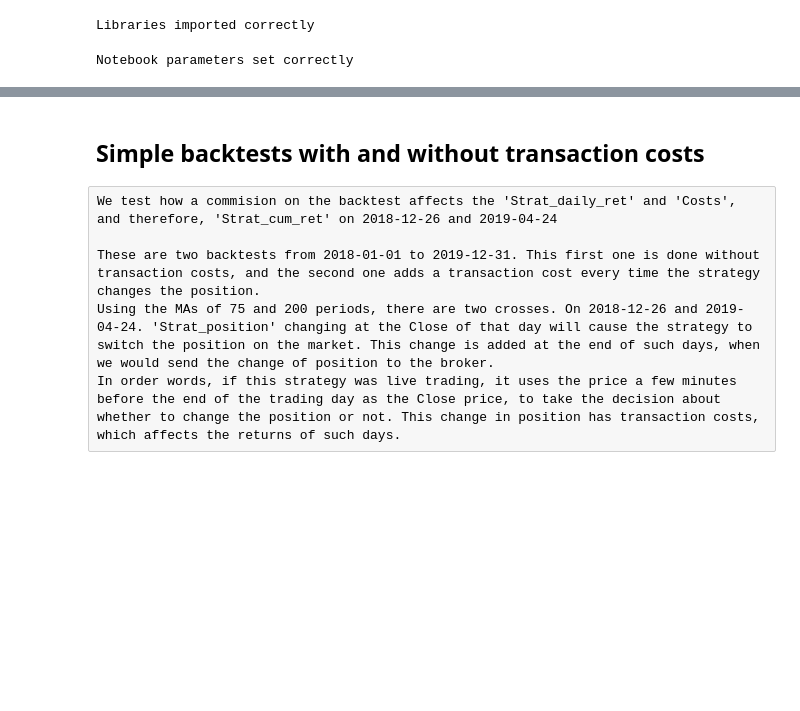
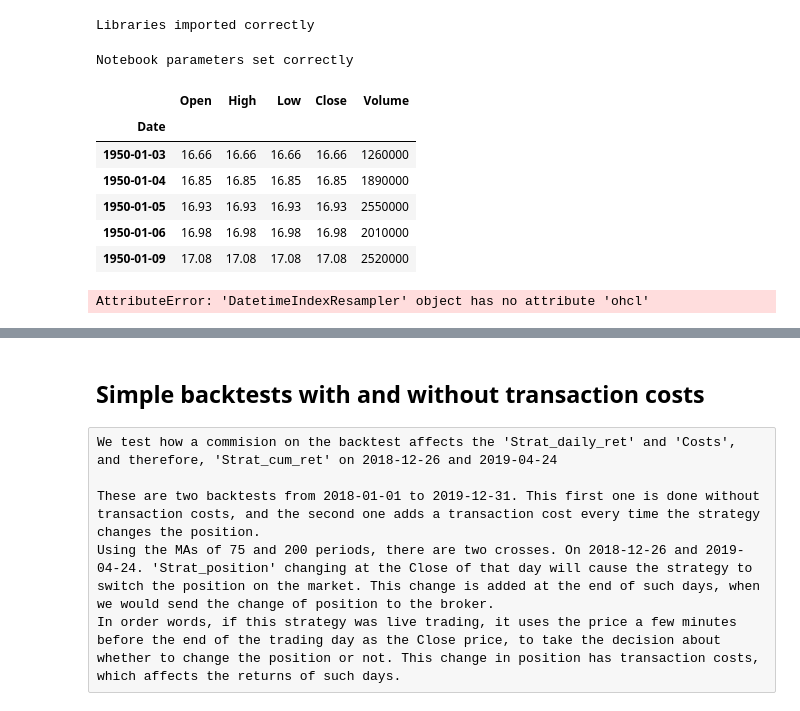
Before and after one commit to scastellanog/Walk-forward-optimization, a Jupyter notebook: Testers.ipynb, the cells around one changed output, grey strips where cells are left out. Drawn from its saved outputs; the diff is of its cells as text; code cells hidden in the pictures; blank space fills up the shorter version.

```diff
--- a/Testers.ipynb
+++ b/Testers.ipynb
@@ -62,6 +62,21 @@ Notebook parameters set correctly
 # %%
 ini_equity = 100
 commision = 2/130000 + 12.5/130000 #0.000111538462 # 0.001 = 0.1% of the daily return
+# %%
+data = get_sp500_data(from_local_file=True, save_to_file=False)
+data.head()
+# %% [output]
+|  | Open | High | Low | Close | Volume |
+| Date |  |  |  |  |  |
+| 1950-01-03 | 16.66 | 16.66 | 16.66 | 16.66 | 1260000 |
+| 1950-01-04 | 16.85 | 16.85 | 16.85 | 16.85 | 1890000 |
+| 1950-01-05 | 16.93 | 16.93 | 16.93 | 16.93 | 2550000 |
+| 1950-01-06 | 16.98 | 16.98 | 16.98 | 16.98 | 2010000 |
+| 1950-01-09 | 17.08 | 17.08 | 17.08 | 17.08 | 2520000 |
+# %%
+data['Close'].resample('D').ohcl()
+# %% [output]
+AttributeError: 'DatetimeIndexResampler' object has no attribute 'ohcl'
 # %%
 full_df = get_sp500_data(from_local_file=True, save_to_file=False)
 full_df = full_df[['Open', 'Close']]
```
Also changed, not shown: parts of 1 cell of this notebook, 4 other files.
